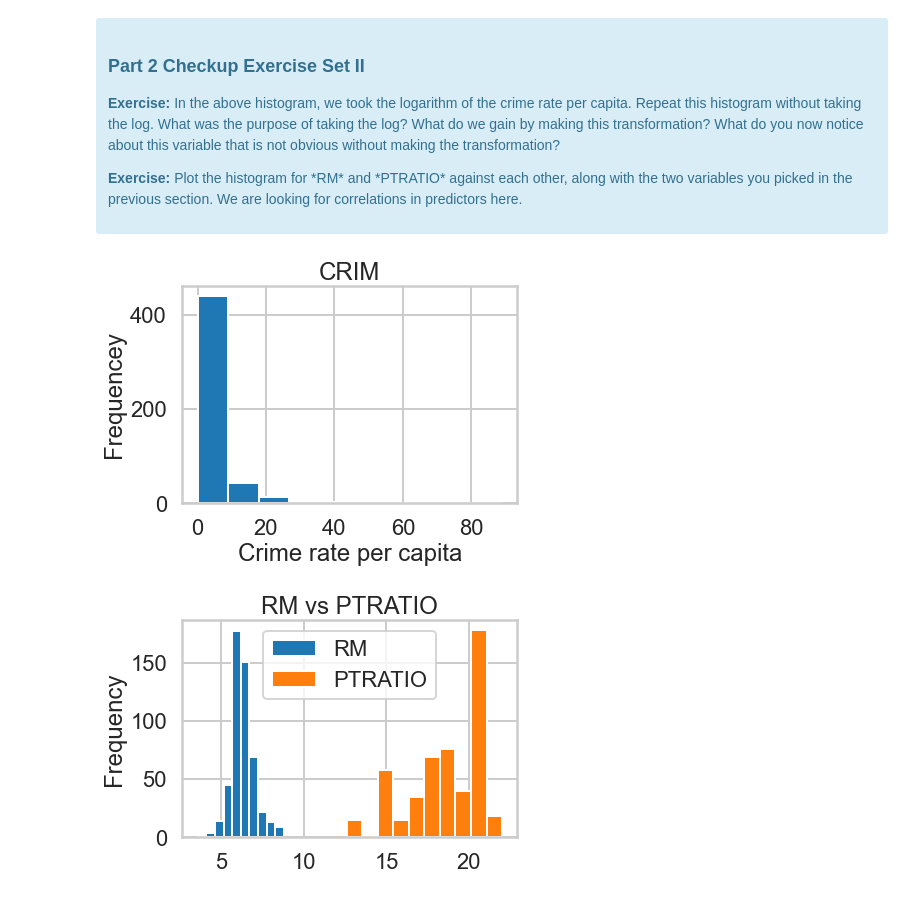
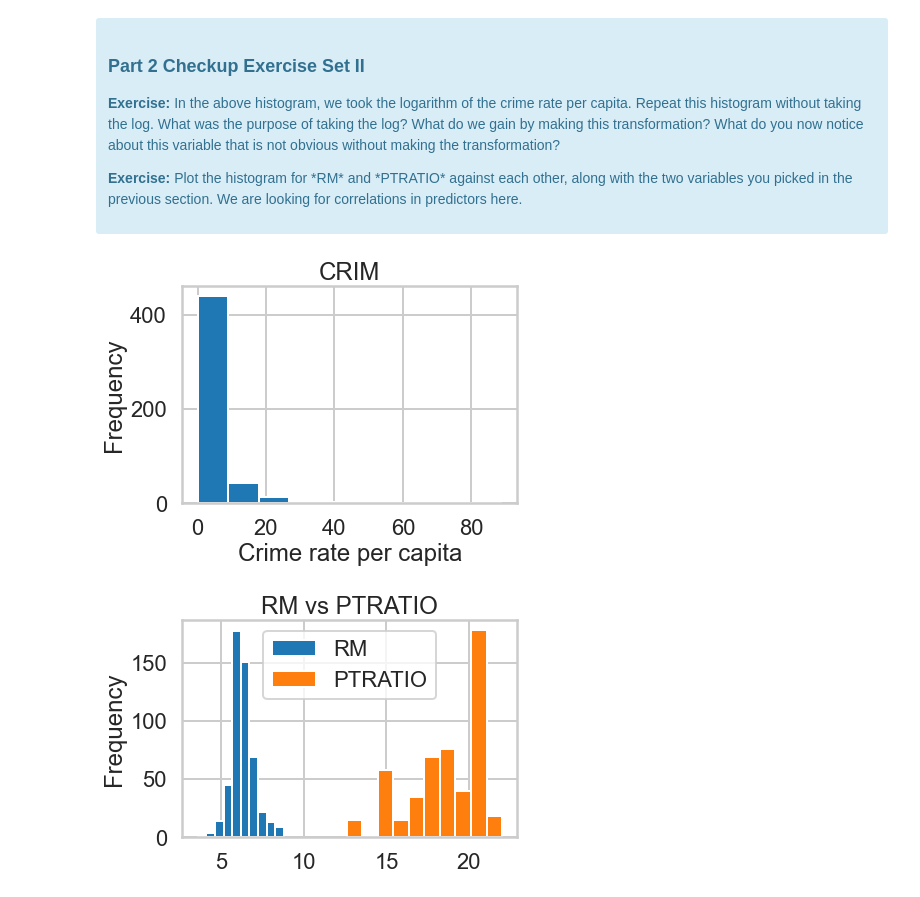
Before and after one commit to nnair12/mec-mini-projects, a Jupyter notebook: mec-11.4.1-linear-regression-mini-project/Mini_Project_Linear_Regression.ipynb, the cells around one changed output. Saved outputs shown, nothing was run; the diff lists cells and outputs as text; code cells hidden in the pictures.

```diff
--- a/mec-11.4.1-linear-regression-mini-project/Mini_Project_Linear_Regression.ipynb
+++ b/mec-11.4.1-linear-regression-mini-project/Mini_Project_Linear_Regression.ipynb
@@ -340,12 +345,12 @@ plt.show()
 # %%
 #Repeat Crime Histogram without taking the log
 plt.hist(bos.CRIM)
 plt.title("CRIM")
 plt.xlabel("Crime rate per capita")
-plt.ylabel("Frequencey")
+plt.ylabel("Frequency")
 plt.show()
 # %% [output]
-[figure, old version]
+[figure, new version]
 # %%
 # Plot the histogram for *RM* and *PTRATIO* against each other, along with the two variables you picked in the previous section. We are looking for correlations in predictors here.
 plt.hist(bos.RM)
```
Also changed, not shown: parts of 29 cells of this notebook.
